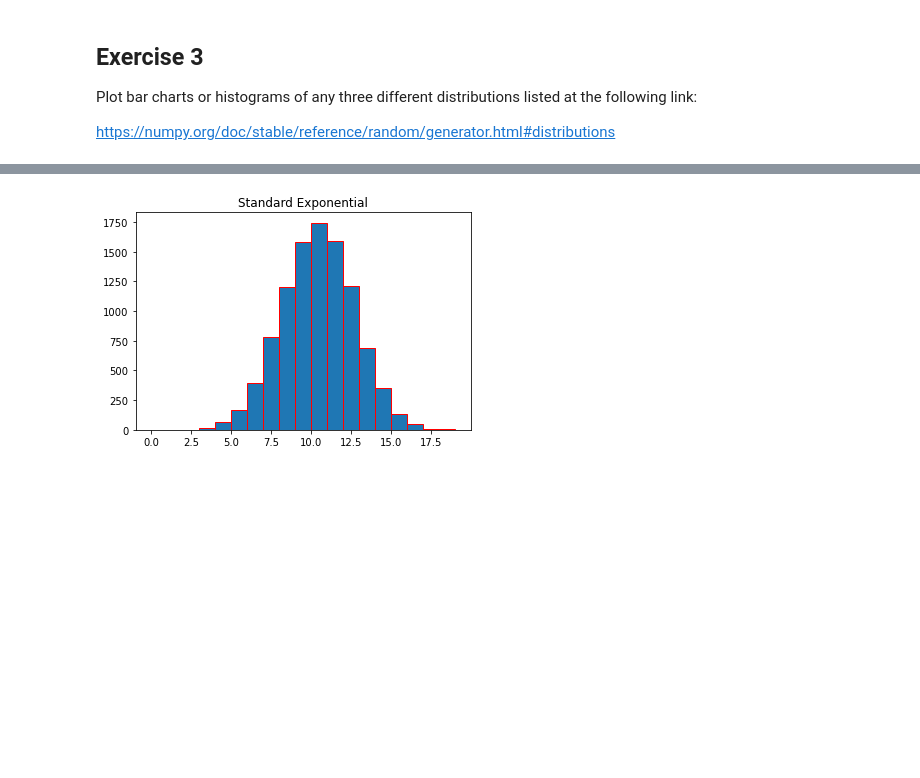
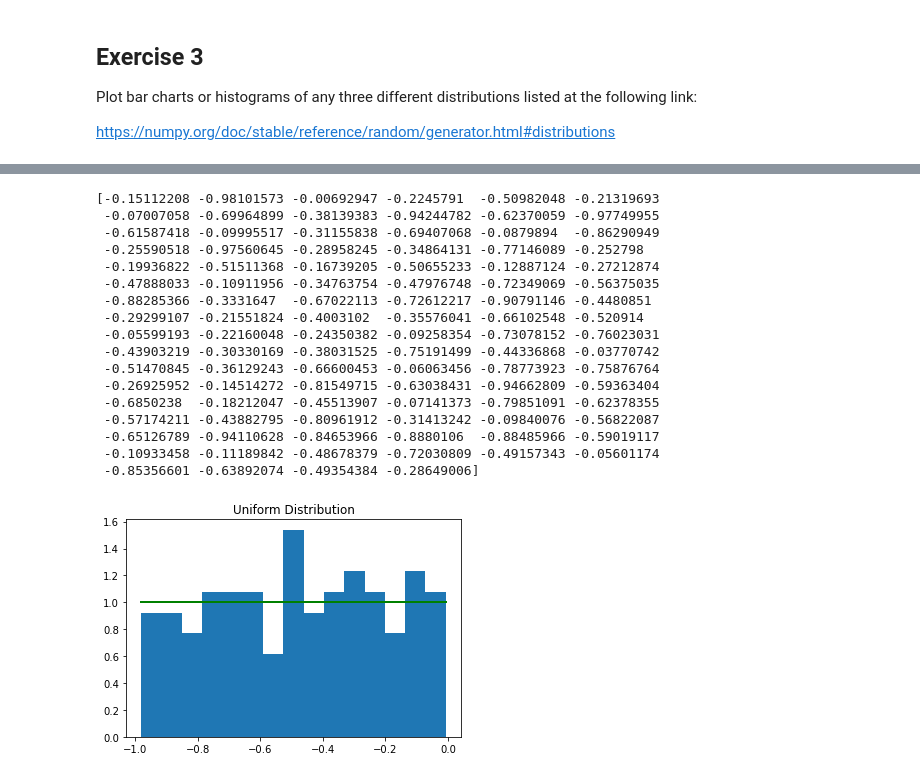
Before and after one commit to KenLin765/funddata-assessment, a Jupyter notebook: practicals/02.randomness.ipynb, the cells around one changed output, grey strips where cells are left out. Saved outputs shown, nothing was run; the diff lists cells and outputs as text; code cells hidden in the pictures; blank space fills up the shorter version.

Commit message:
changed third exercise in randomness notebook to add more info

```diff
--- a/practicals/02.randomness.ipynb
+++ b/practicals/02.randomness.ipynb
@@ -148,10 +155,41 @@ https://numpy.org/doc/stable/reference/random/generator.html#distributions
 # %%
-# Adapted from https://numpy.org/doc/stable/reference/random/generated/numpy.random.Generator.standard_exponential.html#numpy.random.Generator.standard_exponential
+# Adapted from https://numpy.org/doc/stable/reference/random/generated/numpy.random.Generator.uniform.html#numpy.random.Generator.uniform
 
-n = np.random.default_rng().standard_exponential((3, 4000))
+s = np.random.default_rng().uniform(-1,0,100)
 
-plt.hist(sample, bins=bin, edgecolor='red')
-plt.title("Standard Exponential")
-plt.show()
+## gives examples between -1 and 1 and then 100 examples in the array
+
+print (s)
+
+## prints array for user
 # %% [output]
-[figure, removed]
+[-0.15112208 -0.98101573 -0.00692947 -0.2245791  -0.50982048 -0.21319693
+ -0.07007058 -0.69964899 -0.38139383 -0.94244782 -0.62370059 -0.97749955
+ -0.61587418 -0.09995517 -0.31155838 -0.69407068 -0.0879894  -0.86290949
+ -0.25590518 -0.97560645 -0.28958245 -0.34864131 -0.77146089 -0.252798
+ -0.19936822 -0.51511368 -0.16739205 -0.50655233 -0.12887124 -0.27212874
+ -0.47888033 -0.10911956 -0.34763754 -0.47976748 -0.72349069 -0.56375035
+ -0.88285366 -0.3331647  -0.67022113 -0.72612217 -0.90791146 -0.4480851
+ -0.29299107 -0.21551824 -0.4003102  -0.35576041 -0.66102548 -0.520914
+ -0.05599193 -0.22160048 -0.24350382 -0.09258354 -0.73078152 -0.76023031
+ -0.43903219 -0.30330169 -0.38031525 -0.75191499 -0.44336868 -0.03770742
+ -0.51470845 -0.36129243 -0.66600453 -0.06063456 -0.78773923 -0.75876764
+ -0.26925952 -0.14514272 -0.81549715 -0.63038431 -0.94662809 -0.59363404
+ -0.6850238  -0.18212047 -0.45513907 -0.07141373 -0.79851091 -0.62378355
+ -0.57174211 -0.43882795 -0.80961912 -0.31413242 -0.09840076 -0.56822087
+ -0.65126789 -0.94110628 -0.84653966 -0.8880106  -0.88485966 -0.59019117
+ -0.10933458 -0.11189842 -0.48678379 -0.72030809 -0.49157343 -0.05601174
+ -0.85356601 -0.63892074 -0.49354384 -0.28649006]
+# %%
+count, bins, ignored = plt.hist(s, 15, density=True)
+# count will count the values in the series
+# bin will take the range of values and then divide the entire range of values into a series of intervals and then separate them
+
+plt.plot(bins, np.ones_like(bins), linewidth=2, color='g')
+# np.one_likes will return an array of ones with the same shape and type as a given array
+plt.title("Uniform Distribution")
+plt.show()
+
+## plots the histogram
+# %% [output]
+[figure, added]
```
Also changed, not shown: parts of 11 cells of this notebook.
